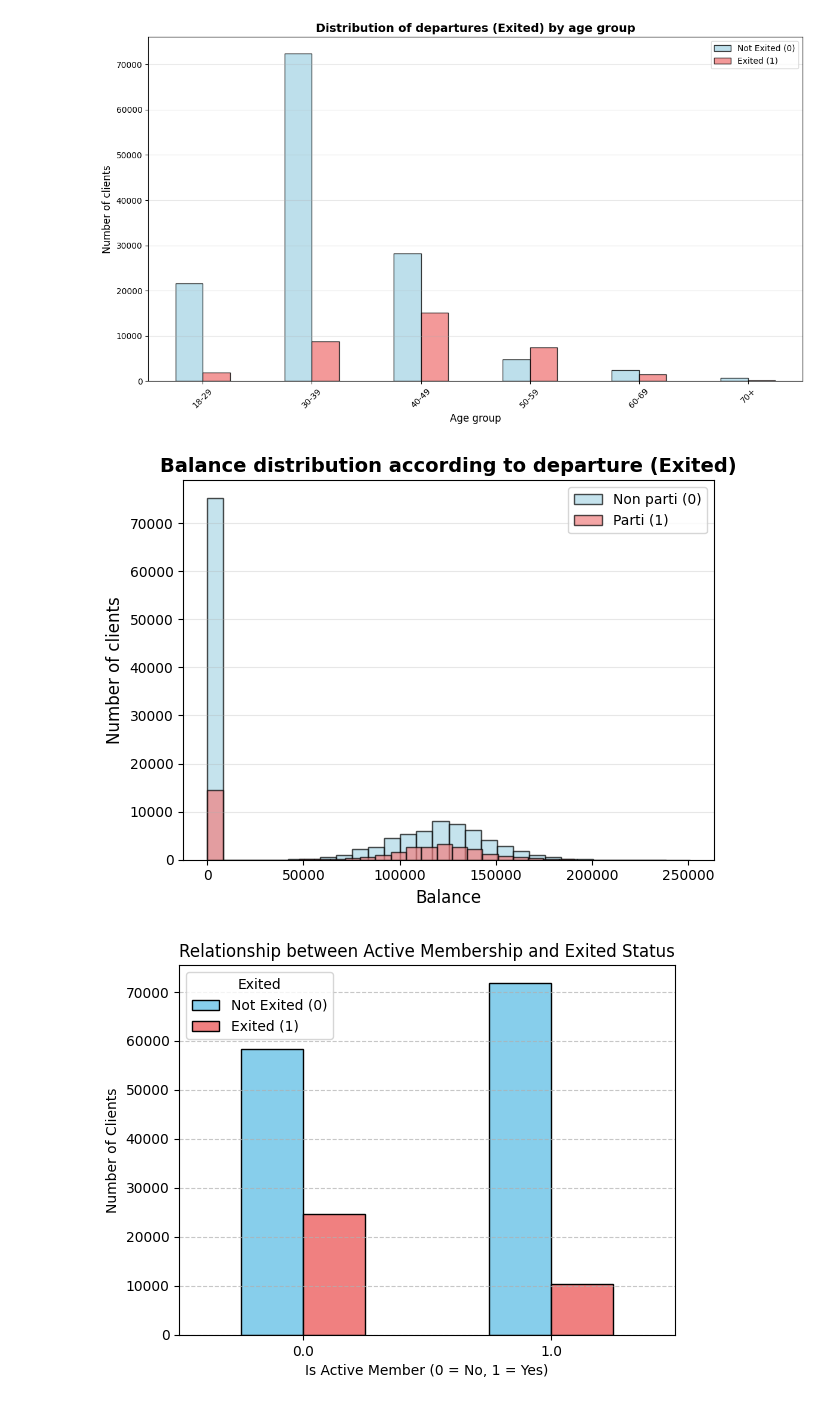
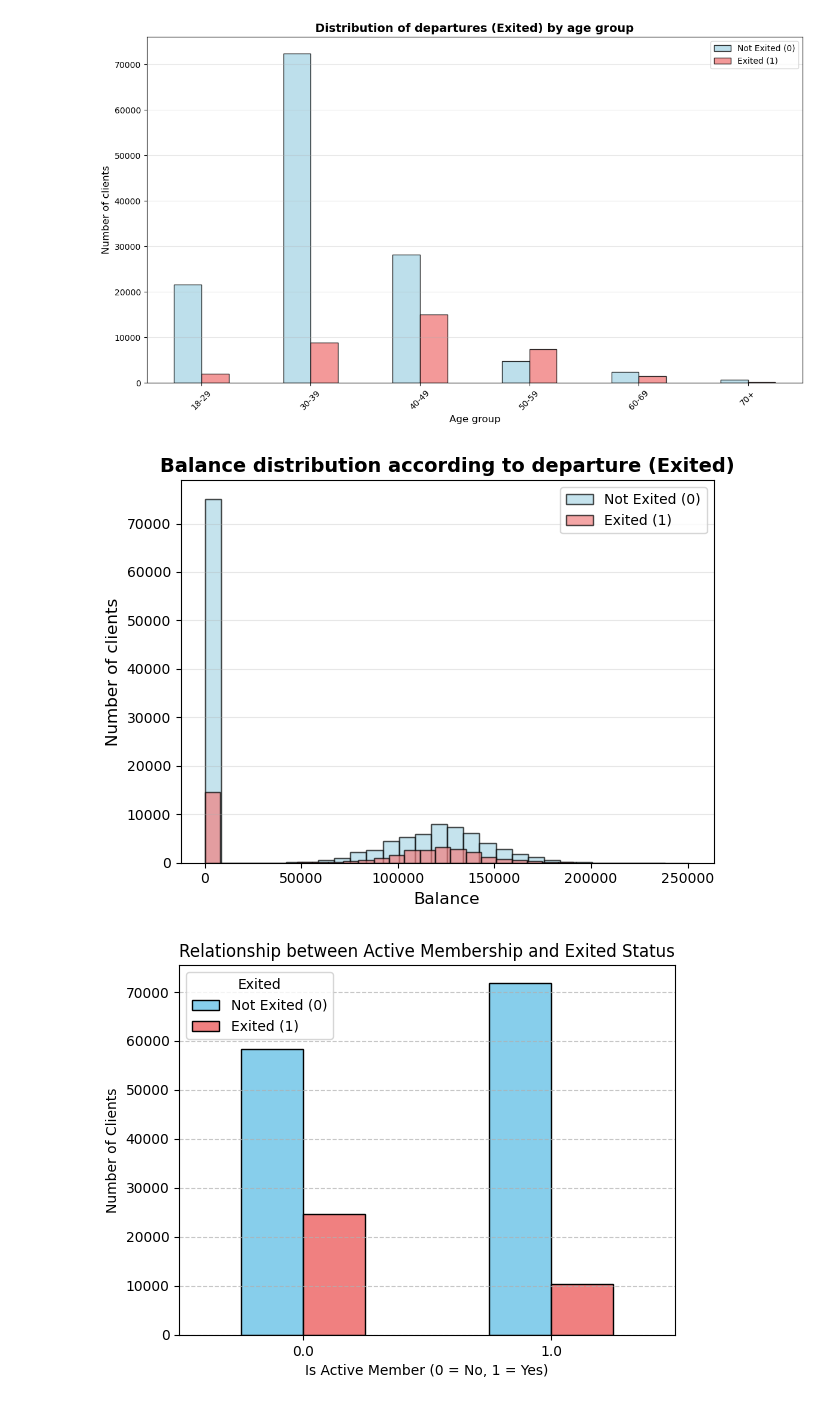
Before and after one commit to maxoubvd/S7_ML_project, a Jupyter notebook: projet_ml.ipynb, the cells around one changed output. Drawn from its saved outputs; the diff is of its cells as text; code cells hidden in the pictures.

```diff
--- a/projet_ml.ipynb
+++ b/projet_ml.ipynb
@@ -332,31 +332,31 @@ plt.show()
 # %%
 plt.hist(
     df[df['Exited'] == 0]['Balance'],
     bins=30,
     alpha=0.7,
-    label='Non parti (0)',
+    label='Not Exited (0)',
     color='lightblue',
     edgecolor='black'
 )
 
 plt.hist(
     df[df['Exited'] == 1]['Balance'],
     bins=30,
     alpha=0.7,
-    label='Parti (1)',
+    label='Exited (1)',
     color='lightcoral',
     edgecolor='black'
 )
 
 plt.title('Balance distribution according to departure (Exited)', fontsize=14, fontweight='bold')
 plt.xlabel('Balance', fontsize=12)
 plt.ylabel('Number of clients', fontsize=12)
 plt.legend()
 plt.grid(axis='y', alpha=0.3)
 plt.tight_layout()
 plt.show()
 # %% [output]
-[figure, old version]
+[figure, new version]
 # %%
 active_exited = df.groupby("IsActiveMember")["Exited"].value_counts().unstack().fillna(0)
 
```
Also changed, not shown: parts of 3 cells of this notebook.
